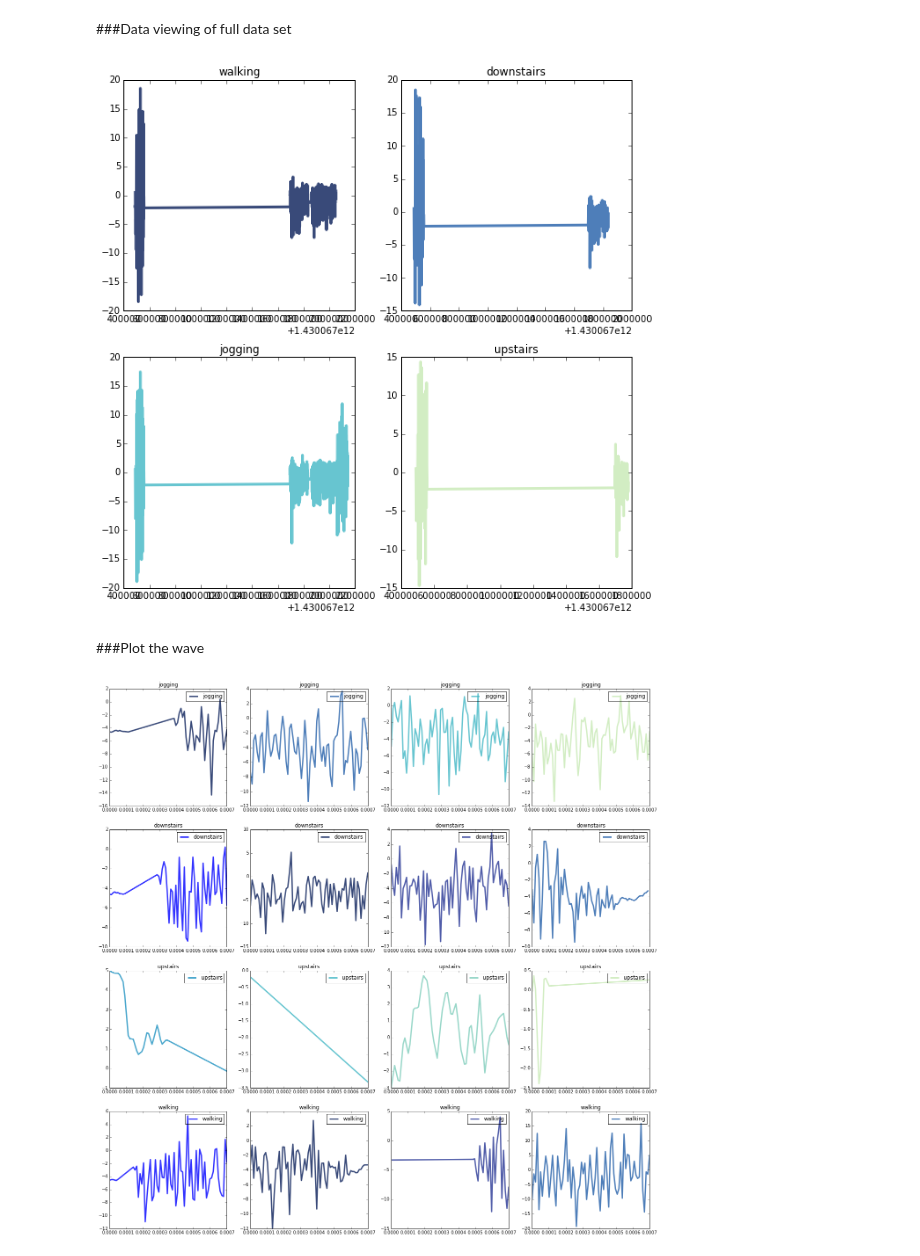
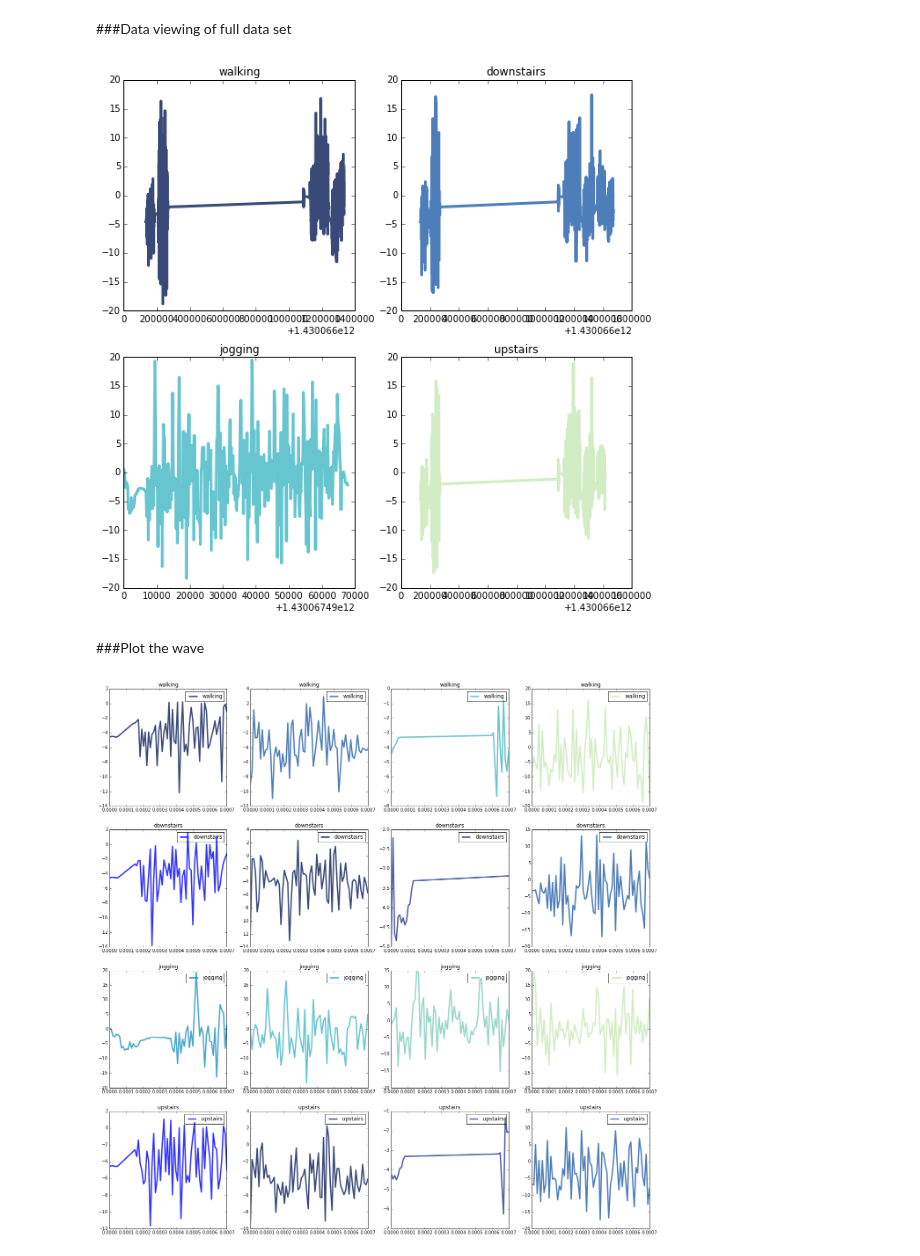
Before and after one commit to jenwei/accelerometer-interpreter, a Jupyter notebook: our_data.ipynb, the cells around one changed output. Saved outputs shown, nothing was run; the diff lists cells and outputs as text; code cells hidden in the pictures.

Commit message:
EDIT: Editting our_data and prepare_data

```diff
--- a/our_data.ipynb
+++ b/our_data.ipynb
@@ -12,9 +12,10 @@ import numpy as np
 # %%
 #Ryan's fancy way of inputting data in an easier way
 data_dict = {}
-name = 'meg'
+name = 'dennis'
 acts = ['walking', 'jogging', 'upstairs', 'downstairs']
 data_file_names = ['data/{}_{}_long.csv'.format(name, activity) for activity in acts]
 for i,file in enumerate(data_file_names):
     df = pd.read_csv(file)
     data_dict[acts[i]] = df
+    print df
@@ -36,27 +55,27 @@ for plotnum, (activity, data) in enumerate(data_dict.iteritems()):
     thinkplot.plot(evenly_sampled_ts, interp_vals)
     thinkplot.config(title=activity)
 # %% [output]
-[figure, old version]
+[figure, new version]
 # %% [markdown]
 ###Plot the wave
 # %%
 thinkplot.preplot(4, 4, 4)
 
-for plotnum, (activity, data) in enumerate(meg_data_dict.iteritems()):
+for plotnum, (activity, data) in enumerate(data_dict.iteritems()):
     time = data.time.values
     vals = data.x.values
     evenly_sampled_ts = evenly_sample_ts(time)
     interp_vals = np.interp(evenly_sampled_ts, time, vals)
     zwave = thinkdsp.Wave(interp_vals, framerate=100000)
 
     start0 = 0
     window_size = 0.0007
     seg_nums = 4
 
     for i in range(seg_nums):
         zseg = zwave.segment(start=start0+i*window_size, duration=window_size)
         thinkplot.subplot(4*plotnum+1+i)
         zseg.plot(label=activity)
         thinkplot.Config(title=activity)
 # %% [output]
-[figure, old version]
+[figure, new version]
```
Also changed, not shown: parts of 6 cells of this notebook, 1 other file.
